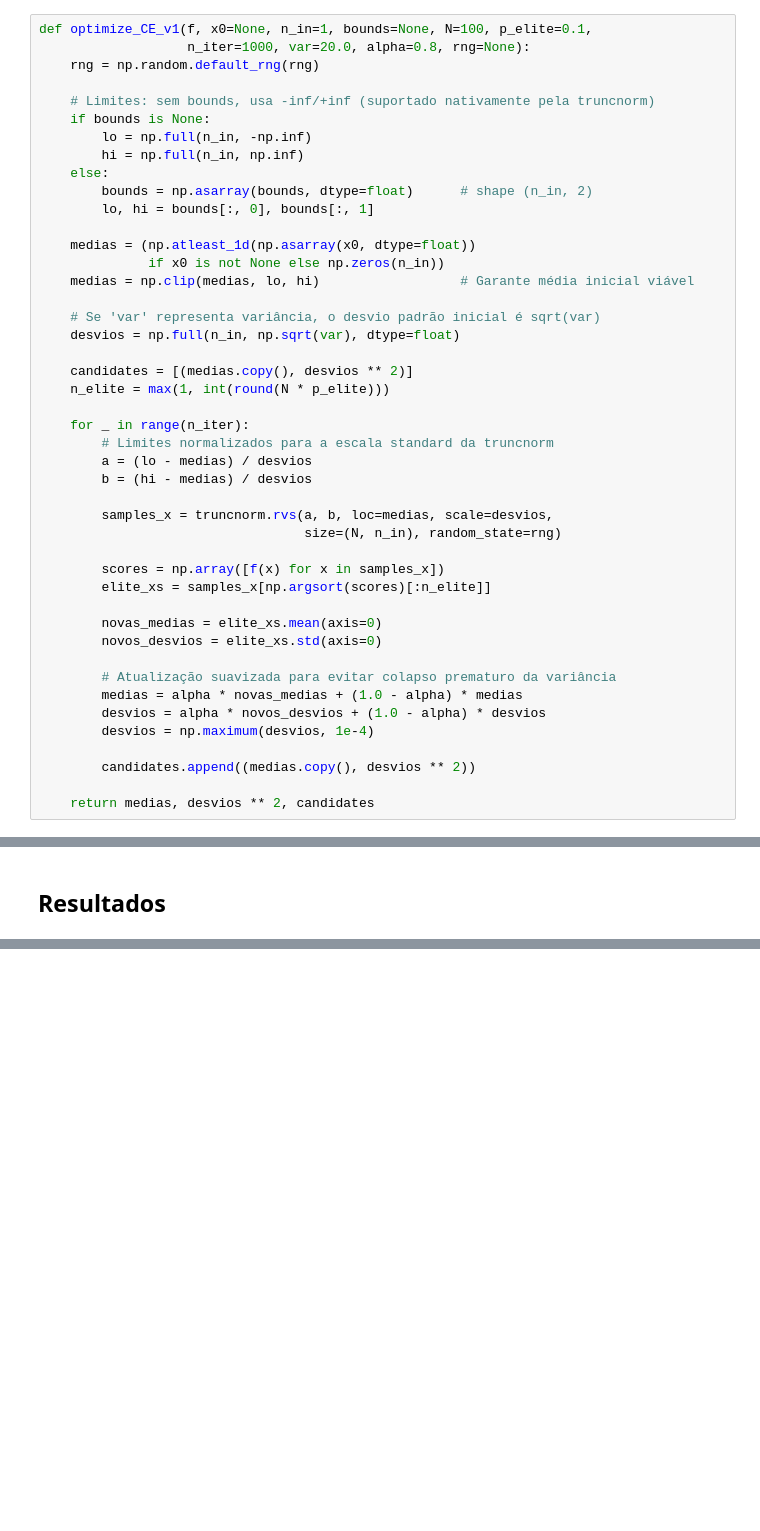
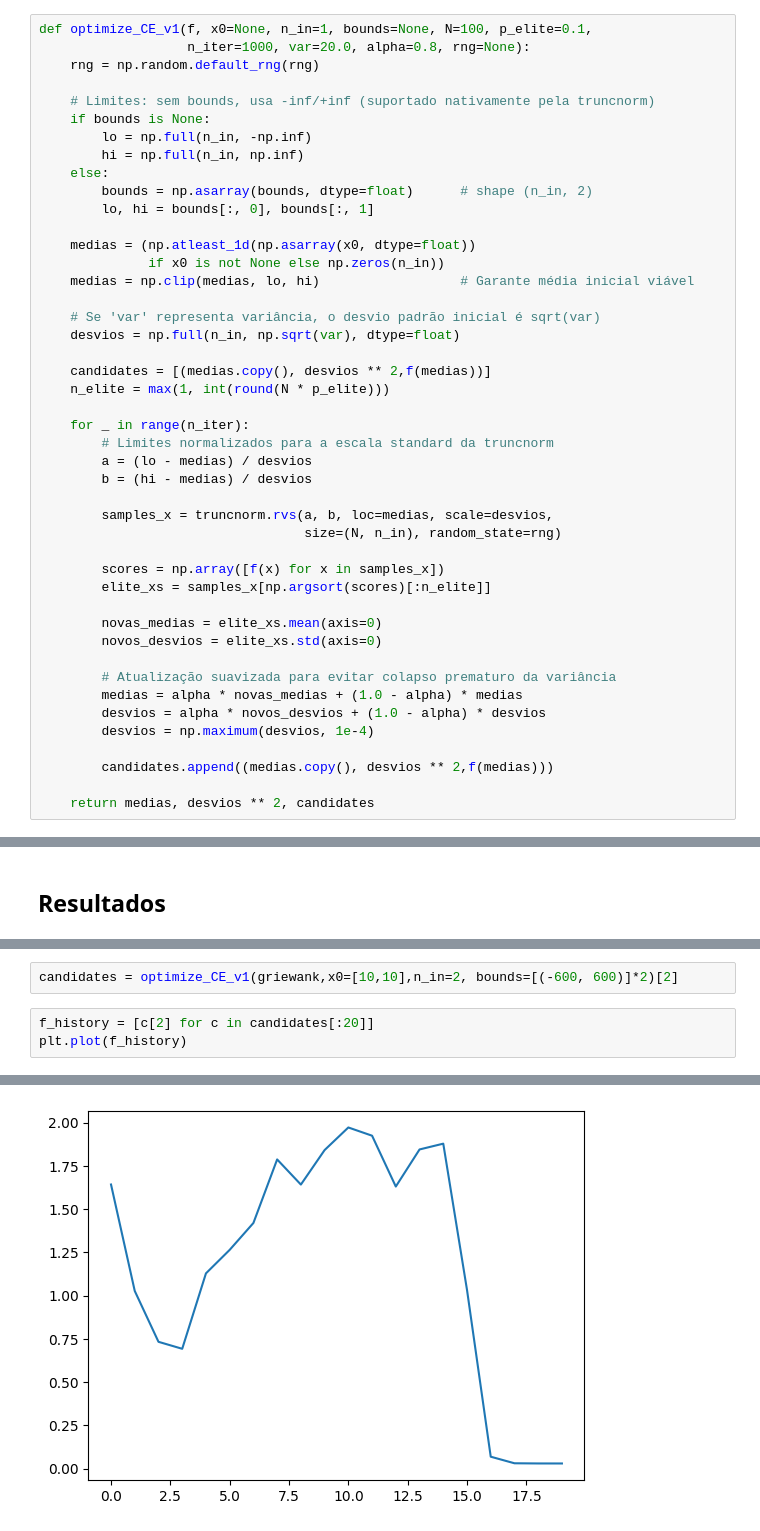
Before and after one commit to jhelsas/fuks_cem, a Jupyter notebook: Draft_Cross_Entropy.ipynb, the cells around one changed output, grey strips where cells are left out. Cells and saved outputs as stored; diff of their text form; blank space fills up the shorter version.

```diff
--- a/Draft_Cross_Entropy.ipynb
+++ b/Draft_Cross_Entropy.ipynb
@@ -32,7 +32,7 @@ def optimize_CE_v1(f, x0=None, n_in=1, bounds=None, N=100, p_elite=0.1,
     # Se 'var' representa variância, o desvio padrão inicial é sqrt(var)
     desvios = np.full(n_in, np.sqrt(var), dtype=float)
 
-    candidates = [(medias.copy(), desvios ** 2)]
+    candidates = [(medias.copy(), desvios ** 2,f(medias))]
     n_elite = max(1, int(round(N * p_elite)))
 
     for _ in range(n_iter):
@@ -54,6 +54,6 @@ def optimize_CE_v1(f, x0=None, n_in=1, bounds=None, N=100, p_elite=0.1,
         desvios = alpha * novos_desvios + (1.0 - alpha) * desvios
         desvios = np.maximum(desvios, 1e-4)
 
-        candidates.append((medias.copy(), desvios ** 2))
+        candidates.append((medias.copy(), desvios ** 2,f(medias)))
 
     return medias, desvios ** 2, candidates
@@ -184,0 +373,6 @@ griewank           f(x)=0.009865  f*=0.000000  erro=9.86e-03  x=[-6.28 -0.  ]
+# %%
+candidates = optimize_CE_v1(griewank,x0=[10,10],n_in=2, bounds=[(-600, 600)]*2)[2]
+# %%
+f_history = [c[2] for c in candidates[:20]]
+plt.plot(f_history)
+# %% [output]
@@ -184,0 +380 @@ griewank           f(x)=0.009865  f*=0.000000  erro=9.86e-03  x=[-6.28 -0.  ]
+[figure, added]
```
Also changed, not shown: parts of 12 cells of this notebook.
